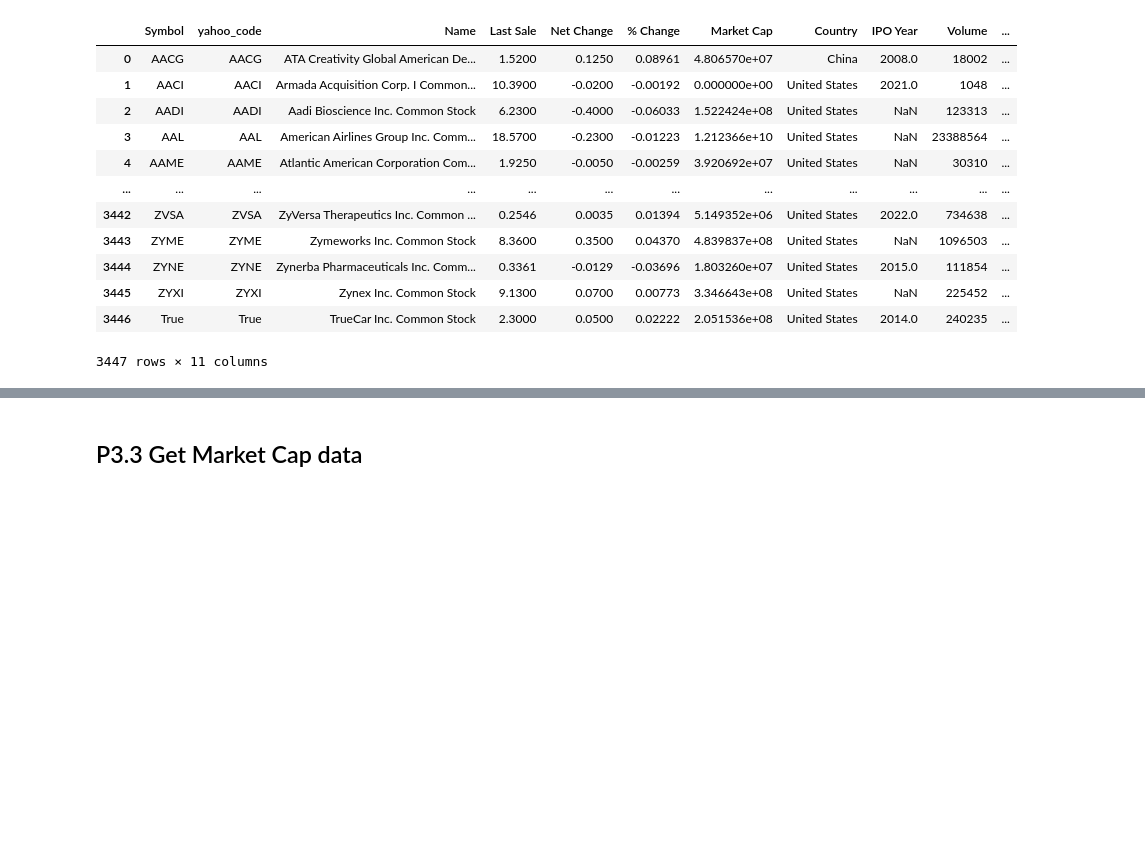
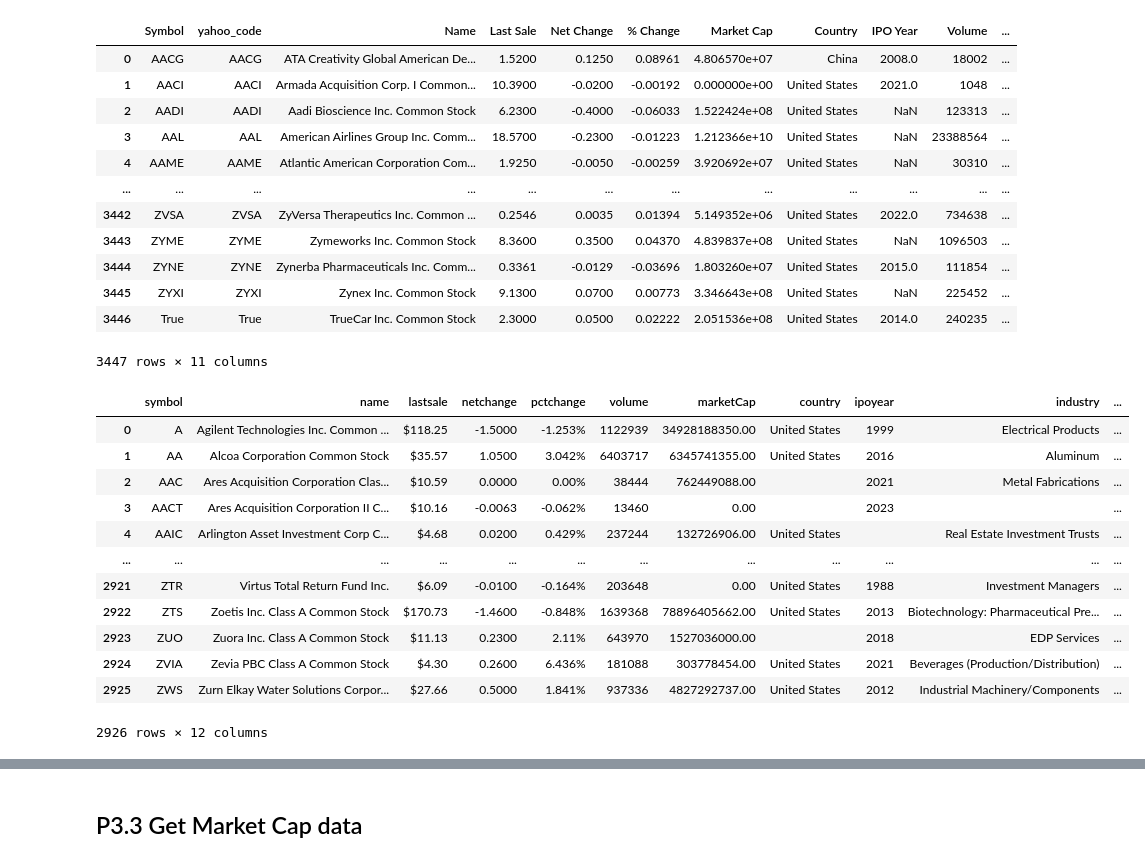
Before and after one commit to ckyma/exchatbook, a Jupyter notebook: getYahooData.ipynb, the cells around one changed output, grey strips where cells are left out. Saved outputs shown, nothing was run; the diff lists cells and outputs as text; code cells hidden in the pictures; blank space fills up the shorter version.

```diff
--- a/getYahooData.ipynb
+++ b/getYahooData.ipynb
@@ -1776,3 +1776,21 @@ nasdaq_list
 | 3445 | ZYXI | ZYXI | Zynex Inc. Common Stock | 9.1300 | 0.0700 | 0.00773 | 3.346643e+08 | United States | NaN | 225452 | ... |
 | 3446 | True | True | TrueCar Inc. Common Stock | 2.3000 | 0.0500 | 0.02222 | 2.051536e+08 | United States | 2014.0 | 240235 | ... |
 3447 rows × 11 columns
+# %%
+# Import the NYSE list as of 2023-07-17
+nyse_list = pd.read_json("nyse_full_tickers.json")
+nyse_list
+# %% [output]
+|  | symbol | name | lastsale | netchange | pctchange | volume | marketCap | country | ipoyear | industry | ... |
+| 0 | A | Agilent Technologies Inc. Common ... | $118.25 | -1.5000 | -1.253% | 1122939 | 34928188350.00 | United States | 1999 | Electrical Products | ... |
+| 1 | AA | Alcoa Corporation Common Stock | $35.57 | 1.0500 | 3.042% | 6403717 | 6345741355.00 | United States | 2016 | Aluminum | ... |
+| 2 | AAC | Ares Acquisition Corporation Clas... | $10.59 | 0.0000 | 0.00% | 38444 | 762449088.00 |  | 2021 | Metal Fabrications | ... |
+| 3 | AACT | Ares Acquisition Corporation II C... | $10.16 | -0.0063 | -0.062% | 13460 | 0.00 |  | 2023 |  | ... |
+| 4 | AAIC | Arlington Asset Investment Corp C... | $4.68 | 0.0200 | 0.429% | 237244 | 132726906.00 | United States |  | Real Estate Investment Trusts | ... |
+| ... | ... | ... | ... | ... | ... | ... | ... | ... | ... | ... | ... |
+| 2921 | ZTR | Virtus Total Return Fund Inc. | $6.09 | -0.0100 | -0.164% | 203648 | 0.00 | United States | 1988 | Investment Managers | ... |
+| 2922 | ZTS | Zoetis Inc. Class A Common Stock | $170.73 | -1.4600 | -0.848% | 1639368 | 78896405662.00 | United States | 2013 | Biotechnology: Pharmaceutical Pre... | ... |
+| 2923 | ZUO | Zuora Inc. Class A Common Stock | $11.13 | 0.2300 | 2.11% | 643970 | 1527036000.00 |  | 2018 | EDP Services | ... |
+| 2924 | ZVIA | Zevia PBC Class A Common Stock | $4.30 | 0.2600 | 6.436% | 181088 | 303778454.00 | United States | 2021 | Beverages (Production/Distribution) | ... |
+| 2925 | ZWS | Zurn Elkay Water Solutions Corpor... | $27.66 | 0.5000 | 1.841% | 937336 | 4827292737.00 | United States | 2012 | Industrial Machinery/Components | ... |
+2926 rows × 12 columns
```
Also changed, not shown: parts of 10 cells of this notebook, 7 other files.
